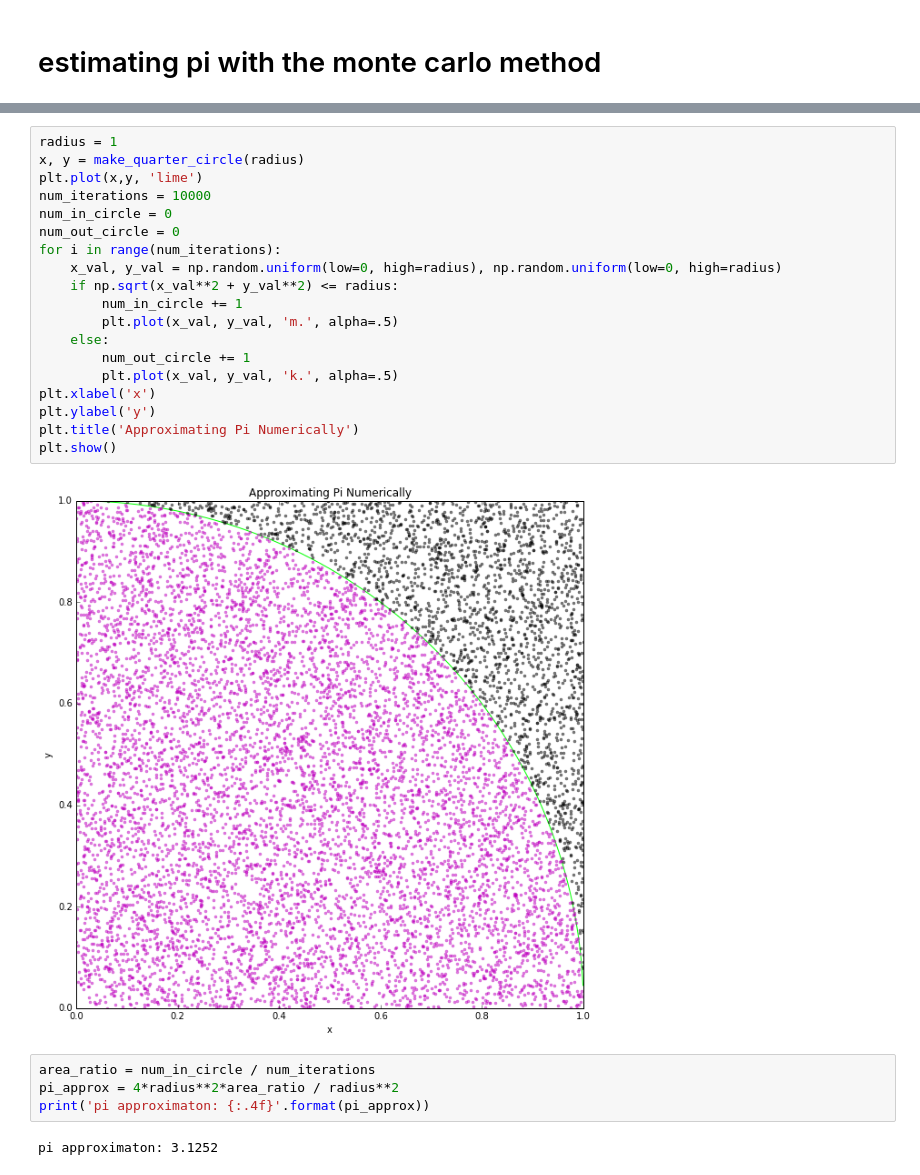
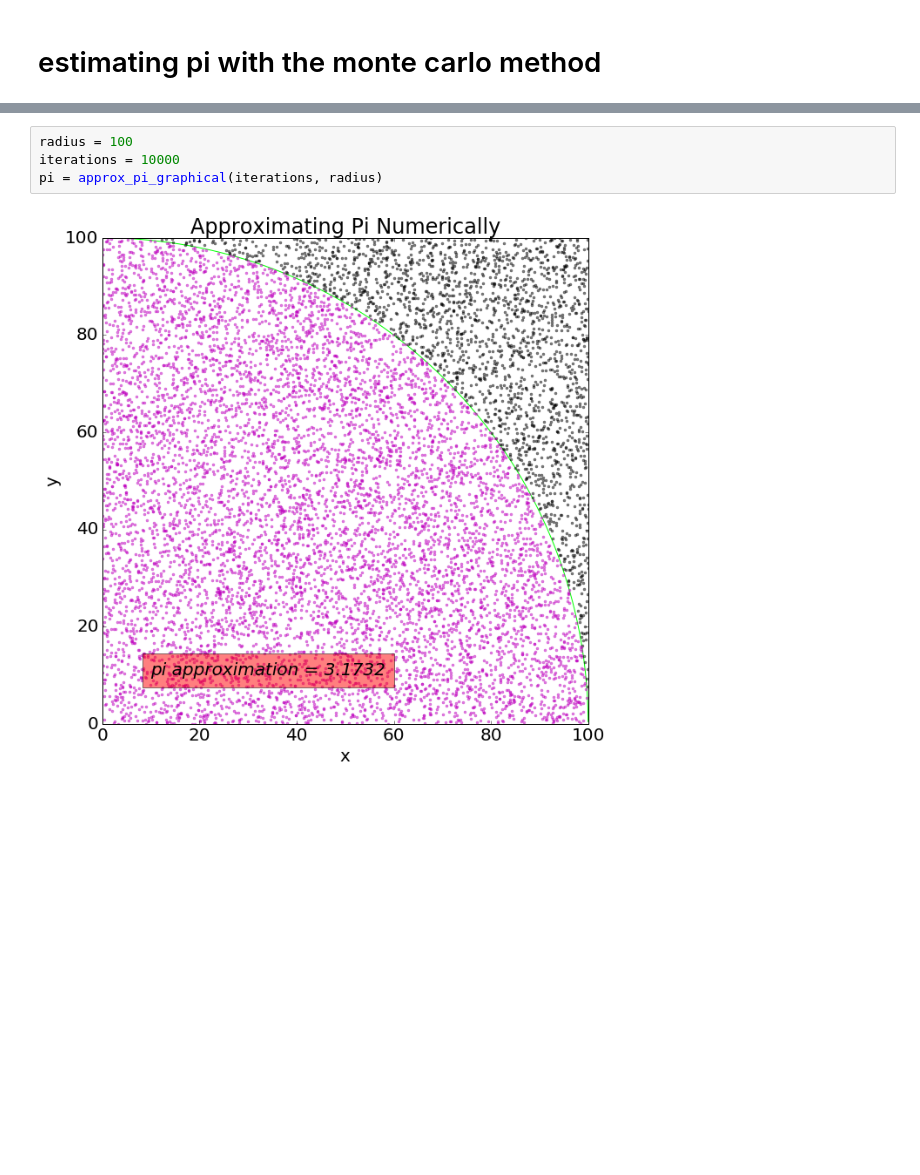
Before and after one commit to michaelneuder/numerical_experiments, a Jupyter notebook: pi/pi_approximation.ipynb, the cells around one changed output, grey strips where cells are left out. Saved outputs shown, nothing was run; the diff lists cells and outputs as text; blank space fills up the shorter version.

```diff
--- a/pi/pi_approximation.ipynb
+++ b/pi/pi_approximation.ipynb
@@ -30,31 +60,10 @@ def moving_average(data, window) :
     res = np.cumsum(data, dtype=float)
     res[window:] = res[window:] - res[:-window]
     return res[window - 1:] / window
-# %%
-radius = 1
-x, y = make_quarter_circle(radius)
-plt.plot(x,y, 'lime')
-num_iterations = 10000
-num_in_circle = 0
-num_out_circle = 0
-for i in range(num_iterations):
-    x_val, y_val = np.random.uniform(low=0, high=radius), np.random.uniform(low=0, high=radius)
-    if np.sqrt(x_val**2 + y_val**2) <= radius:
-        num_in_circle += 1
-        plt.plot(x_val, y_val, 'm.', alpha=.5)
-    else:
-        num_out_circle += 1
-        plt.plot(x_val, y_val, 'k.', alpha=.5)
-plt.xlabel('x')
-plt.ylabel('y')
-plt.title('Approximating Pi Numerically')
-plt.show()
-# %% [output]
-[figure, removed]
-# %%
-area_ratio = num_in_circle / num_iterations
-pi_approx = 4*radius**2*area_ratio / radius**2
-print('pi approximaton: {:.4f}'.format(pi_approx))
-# %% [output]
-pi approximaton: 3.1252
+# %%
+radius = 100
+iterations = 10000
+pi = approx_pi_graphical(iterations, radius)
+# %% [output]
+[figure, added]
 # %%
```
Also changed, not shown: parts of 5 cells of this notebook, 1 other file.
